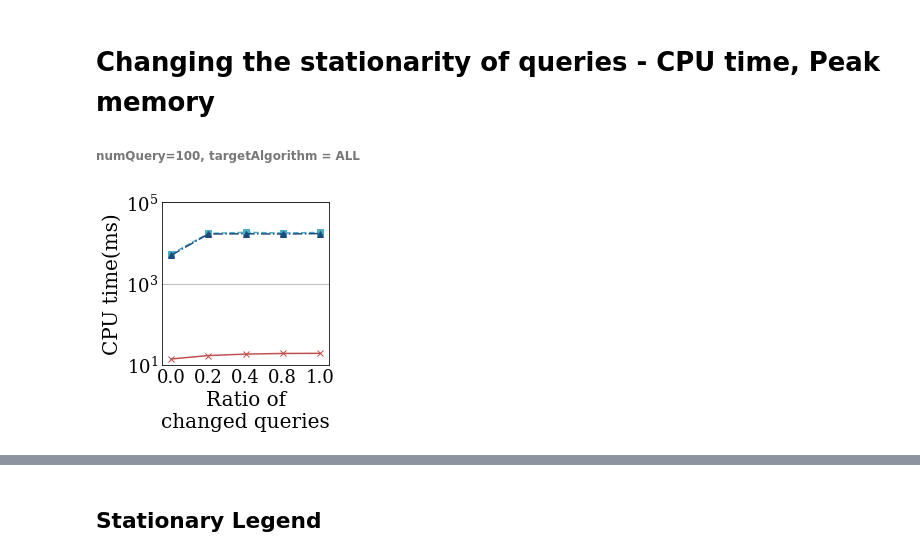
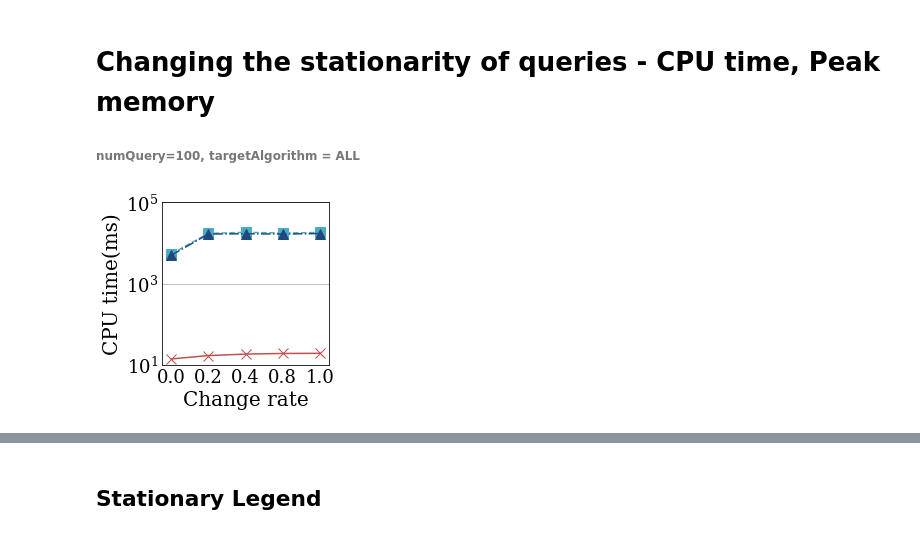
Before and after one commit to YoojuShin/SIGMOD2021LogScript, a Jupyter notebook: figure_script.ipynb, the cells around one changed output, grey strips where cells are left out. Drawn from its saved outputs; the diff is of its cells as text; code cells hidden in the pictures.

```diff
--- a/figure_script.ipynb
+++ b/figure_script.ipynb
@@ -337,14 +337,14 @@ graphdf = df.loc[(df["Dataset"]==dataname)&(df["Queryset"].str.contains(r"\_Q100
 for dataname in dataset_:
     graphdf = pd.concat([graphdf, df.loc[(df["Dataset"]==dataname)&(df["Queryset"].str.contains(r"\_Q100$"))].pivot(index="Dataset",columns="Method",values="PeakMem")])
 
-graphdf = graphdf[target_alg_overall]
+graphdf = graphdf[target_alg_others]
 
 graphdf = graphdf.reindex(index=dataset)
 fig = plt.figure(figsize=figsize_overall)
 ax = fig.add_subplot(1,1,1)
 xpositions = []
-for i, algname in enumerate(target_alg_overall):
-    xposition = np.arange(graphdf.shape[0])*barWidth*(len(target_alg_overall)+inter_bar_space) + barWidth*intra_bar_space*i
+for i, algname in enumerate(target_alg_others):
+    xposition = np.arange(graphdf.shape[0])*barWidth*(len(target_alg_others)+inter_bar_space) + barWidth*intra_bar_space*i
     center = (xposition[0]+xposition[-1])/2
     xpositions.append(xposition)
     ax.bar(xposition,graphdf.iloc[:,i].tolist(), color = "white", width=barWidth,\
@@ -430,0 +537,30 @@ fig_leg.savefig("Figures/"+'Overall_Legend.pdf', bbox_inches='tight', format='pd
+# %%
+dataset_ = dataset.copy()
+dataname = dataset_.pop()
+graphdf = df.loc[(df["Dataset"]==dataname)&(df["Queryset"].str.contains(r"\_Q100$")) \
+                 & (df['ChgQRatio']>0)].pivot(index="Dataset",columns="Method",values="PeakMem")
+
+for dataname in dataset_:
+    graphdf = pd.concat([graphdf, df.loc[(df["Dataset"]==dataname)&(df["Queryset"].str.contains(r"\_Q100$")) \
+                                         & (df['ChgQRatio']==0)].pivot(index="Dataset",columns="Method",values="PeakMem")])
+graphdf = graphdf[target_alg_ours]
+
+graphdf = graphdf.reindex(index=dataset)
+
+
+fig = plt.figure()
+ax = fig.add_subplot(1,1,1)
+xpositions = []
+bars = []
+for i, algname in enumerate(target_alg_ours):
+    xposition = np.arange(graphdf.shape[0])*barWidth*(graphdf.shape[0]+inter_bar_space) + barWidth*intra_bar_space*i
+    center = (xposition[0]+xposition[-1])/2
+    xpositions.append(xposition)
+    bar = ax.bar(xposition,graphdf.iloc[:,i].tolist(), color = "white", width=barWidth,\
+               hatch=algo_hatch[algname], edgecolor=algo_color[algname], \
+               linewidth=algo_linewidth[algname], zorder=2)
+    bars.append(bar)
+
+legend = ax.legend(handles=bars,labels=target_alg_ours,\
+                   bbox_to_anchor=(0., 1.02, 1., .102), loc='upper center',\
+                   ncol=len(target_alg_ours), mode="expand", borderaxespad=0.)
@@ -452,7 +610,7 @@ for dataname in dataset:
     ax = fig.add_subplot(1,1,1)
 
     for i, algname in enumerate(target_alg_q):
-        ax.plot(graphdf[algname], linestyle=algo_line[algname], marker=algo_marker[algname], color=algo_color[algname])
+        ax.plot(graphdf[algname], linestyle=algo_line[algname], markersize=10, marker=algo_marker[algname], color=algo_color[algname])
     ax.set_yscale("log")
     ax.set_xlabel("Number of queries", fontsize=FONTSIZE_XLABEL_q)
     ax.set_ylabel('CPU time(ms)', fontsize=FONTSIZE_YLABEL_q)
@@ -486,7 +644,7 @@ for dataname in dataset:
     ax = fig.add_subplot(1,1,1)
 
     for i, algname in enumerate(target_alg_q):
-        ax.plot(graphdf[algname], linestyle=algo_line[algname], marker=algo_marker[algname], color=algo_color[algname])
+        ax.plot(graphdf[algname], markersize=10, linestyle=algo_line[algname], marker=algo_marker[algname], color=algo_color[algname])
     ax.set_yscale("log",basey=2)
     ax.set_xlabel("Number of queries", fontsize=FONTSIZE_XLABEL_q)
     ax.set_ylabel('Peak memory(MB)', fontsize=FONTSIZE_YLABEL_q)
@@ -553,33 +711,33 @@ for dataname in dataset:
 # df5 = preprocessing("EM")
 # df6 = preprocessing("FC")
 # df = pd.concat([df1,df2,df3,df4,df5,df6])
 
 df = preprocessing("result_varyingChgdQRatio")
 df.to_excel(os.getcwd()+"/Metadata/result_varyingChgdQRatio.xlsx")
 
 x = [0,0.2,0.4,0.6,0.8]
 for dataname in dataset:
     graphdf = df.loc[(df["Dataset"]==dataname) & (df["Queryset"].str.contains(r"\_Q100$"))].pivot(index="ChgQRatio",columns="Method",values="Time")
 
     graphdf.index=df["ChgQRatio"].unique()
     graphdf = graphdf[target_alg_stationarity]
     fig = plt.figure(figsize=figsize_stationarity)
     ax = fig.add_subplot(1,1,1)
     for i, algname in enumerate(target_alg_stationarity):
-        ax.plot(x, graphdf[algname].tolist(), linestyle=algo_line[algname], marker=algo_marker[algname], color=algo_color[algname])
+        ax.plot(x, graphdf[algname].tolist(), linestyle=algo_line[algname], markersize=10,marker=algo_marker[algname], color=algo_color[algname])
     ax.grid(b=True,which="major",axis='y',zorder=0)
-    ax.set_xlabel("Ratio of\nchanged queries", fontsize=FONTSIZE_XLABEL_stationarity)
+    ax.set_xlabel("Change rate", fontsize=FONTSIZE_XLABEL_stationarity)
     ax.set_ylabel('CPU time(ms)', fontsize=FONTSIZE_YLABEL_stationarity)
     ax.set_xlim([-0.05,0.85])
     ax.set_yscale("log")
     ax.tick_params(axis='both', which ='both', length = 0)
     ax.tick_params(axis='x', labelsize=FONTSIZE_XTICK_stationarity)
     ax.tick_params(axis='y', labelsize=FONTSIZE_YTICK_stationarity)
     plt.xticks([0.0,0.2,0.4,0.6,0.8])
     ax.set_xticklabels([0.0,0.2,0.4,0.8,1.0])
     plt.yticks([1e1,1e3,1e5])
     ax.tick_params(axis ='x', rotation = 0)
 
     plt.savefig("Figures/"+'Stationarity_'+dataname+'_CpuTime.pdf', bbox_inches='tight', format='pdf')
 # %% [output]
-[figure, old version]
+[figure, new version]
```
Also changed, not shown: parts of 27 cells of this notebook, 58 other files.
